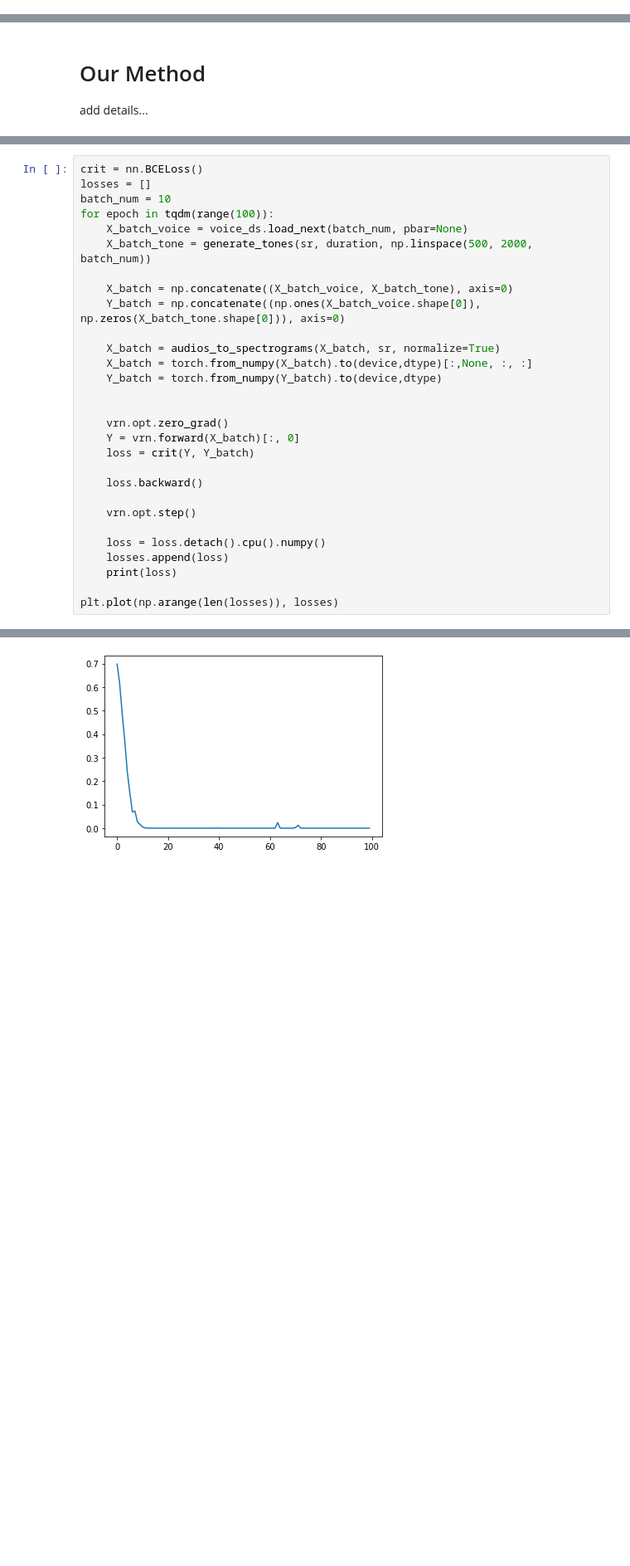
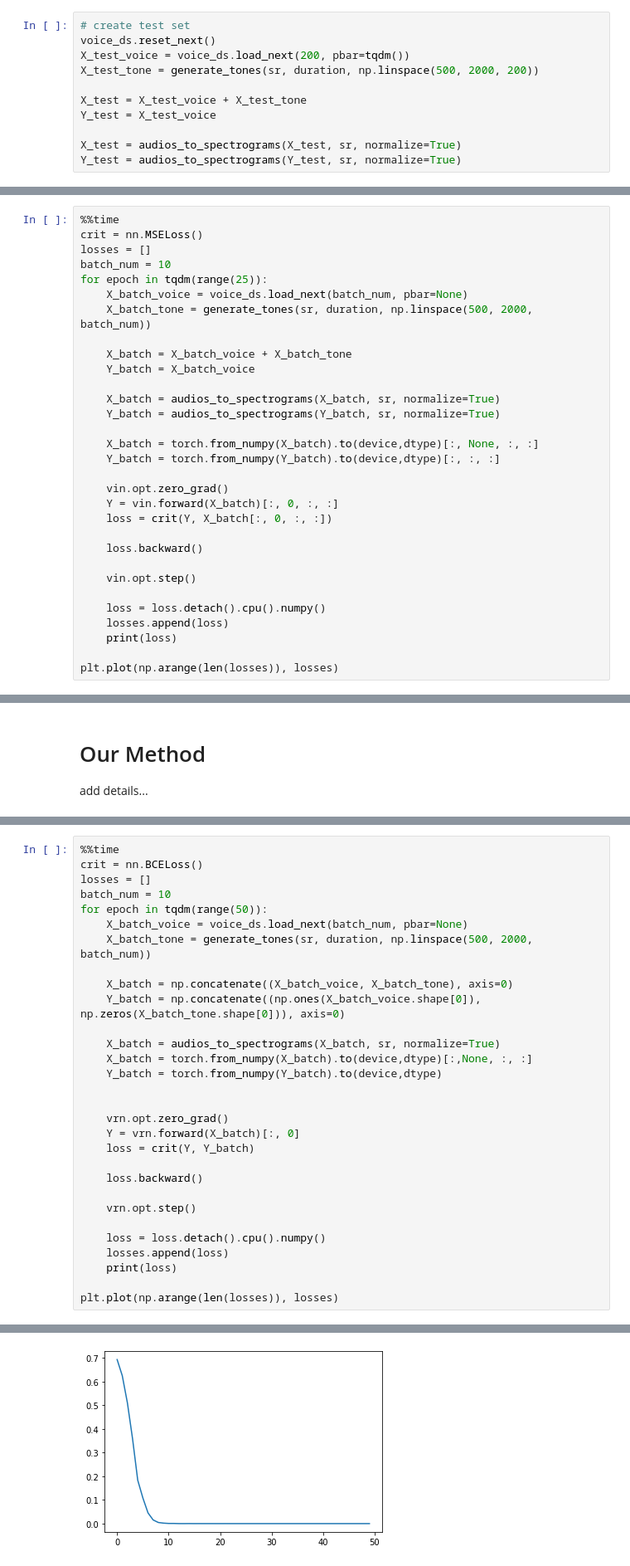
Before and after one commit to akarshkumar0101/DSProject, a Jupyter notebook: tone_separation.ipynb, the cells around one changed output, grey strips where cells are left out. Shown at 83% size. Cells and saved outputs as stored; diff of their text form; blank space fills up the shorter version.

Commit message:
naive model for tone seperation almost

```diff
--- a/tone_separation.ipynb
+++ b/tone_separation.ipynb
@@ -47,3 +78,14 @@ show_spectrogram(audio_to_spectrogram(tone_y[0], sr), sr)
 # Naive Method
 
 Make a neural network to just take out the tone
+# %%
+# create test set
+voice_ds.reset_next()
+X_test_voice = voice_ds.load_next(200, pbar=tqdm())
+X_test_tone = generate_tones(sr, duration, np.linspace(500, 2000, 200))
+
+X_test = X_test_voice + X_test_tone
+Y_test = X_test_voice
+
+X_test = audios_to_spectrograms(X_test, sr, normalize=True)
+Y_test = audios_to_spectrograms(Y_test, sr, normalize=True)
@@ -49,0 +160,31 @@ Make a neural network to just take out the tone
+# %%
+%%time
+crit = nn.MSELoss()
+losses = []
+batch_num = 10
+for epoch in tqdm(range(25)):
+    X_batch_voice = voice_ds.load_next(batch_num, pbar=None)
+    X_batch_tone = generate_tones(sr, duration, np.linspace(500, 2000, batch_num))
+
+    X_batch = X_batch_voice + X_batch_tone
+    Y_batch = X_batch_voice
+
+    X_batch = audios_to_spectrograms(X_batch, sr, normalize=True)
+    Y_batch = audios_to_spectrograms(Y_batch, sr, normalize=True)
+
+    X_batch = torch.from_numpy(X_batch).to(device,dtype)[:, None, :, :]
+    Y_batch = torch.from_numpy(Y_batch).to(device,dtype)[:, :, :]
+
+    vin.opt.zero_grad()
+    Y = vin.forward(X_batch)[:, 0, :, :]
+    loss = crit(Y, X_batch[:, 0, :, :])
+
+    loss.backward()
+
+    vin.opt.step()
+
+    loss = loss.detach().cpu().numpy()
+    losses.append(loss)
+    print(loss)
+
+plt.plot(np.arange(len(losses)), losses)
@@ -113,8 +292,9 @@ Accuracy:  0.04
 # %%
+%%time
 crit = nn.BCELoss()
 losses = []
 batch_num = 10
-for epoch in tqdm(range(100)):
+for epoch in tqdm(range(50)):
     X_batch_voice = voice_ds.load_next(batch_num, pbar=None)
     X_batch_tone = generate_tones(sr, duration, np.linspace(500, 2000, batch_num))
 
@@ -160,5 +340,5 @@ plt.plot(np.arange(len(losses)), losses)
 [<matplotlib.lines.Line2D at 0x...>]
-[figure, old version]
+[figure, new version]
 # %%
 tin = torch.from_numpy(X_test).to(device,dtype)[:,None, :, :]
 tout = vrn.forward(tin).detach().cpu().numpy()[:, 0]
```
Also changed, not shown: parts of 11 cells of this notebook.
